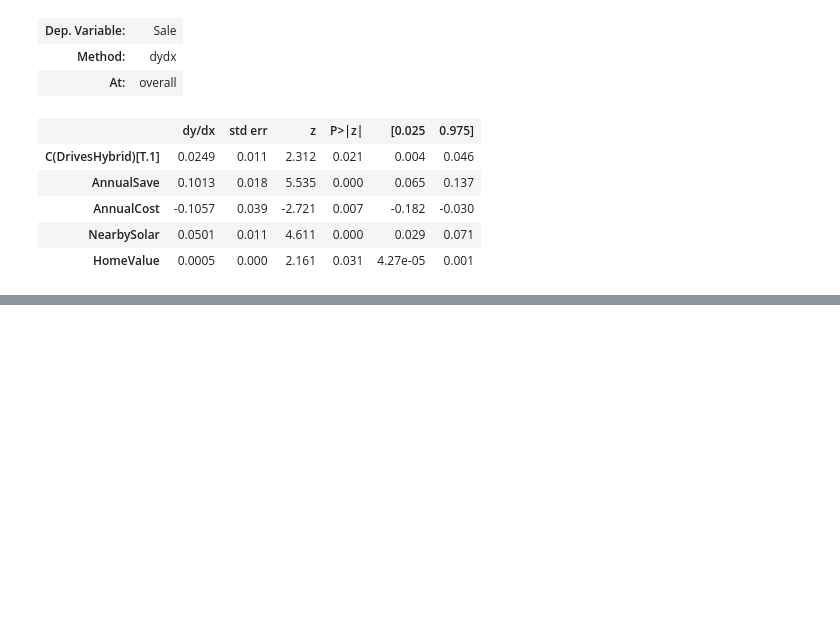
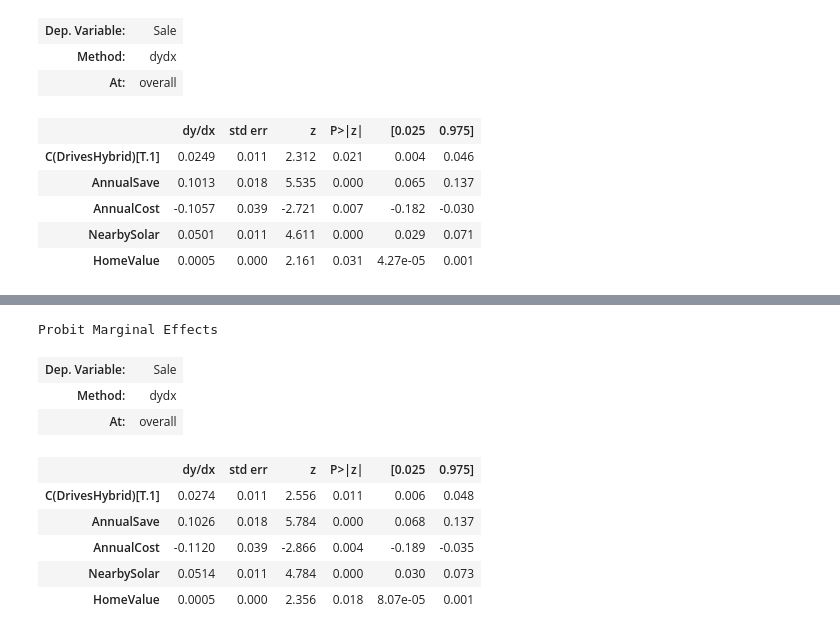
Before and after one commit to dnepple/tprstats-python, a Jupyter notebook: examples/notebooks/binary_choice_models.ipynb, the cells around one changed output, grey strips where cells are left out. Cells and saved outputs as stored; diff of their text form; code cells hidden in the pictures; blank space fills up the shorter version.

```diff
--- a/examples/notebooks/logit.ipynb
+++ b/examples/notebooks/binary_choice_models.ipynb
@@ -121,0 +157,13 @@ solar_logit.predict_and_rank(solar_new)
+# %%
+solar_probit.marginal_effects()
+# %% [output]
+Probit Marginal Effects
+| Dep. Variable: | Sale |
+| Method: | dydx |
+| At: | overall |
+|  | dy/dx | std err | z | P>|z| | [0.025 | 0.975] |
+| C(DrivesHybrid)[T.1] | 0.0274 | 0.011 | 2.556 | 0.011 | 0.006 | 0.048 |
+| AnnualSave | 0.1026 | 0.018 | 5.784 | 0.000 | 0.068 | 0.137 |
+| AnnualCost | -0.1120 | 0.039 | -2.866 | 0.004 | -0.189 | -0.035 |
+| NearbySolar | 0.0514 | 0.011 | 4.784 | 0.000 | 0.030 | 0.073 |
+| HomeValue | 0.0005 | 0.000 | 2.356 | 0.018 | 8.07e-05 | 0.001 |
```
Also changed, not shown: parts of 14 cells of this notebook, 1 other file.
